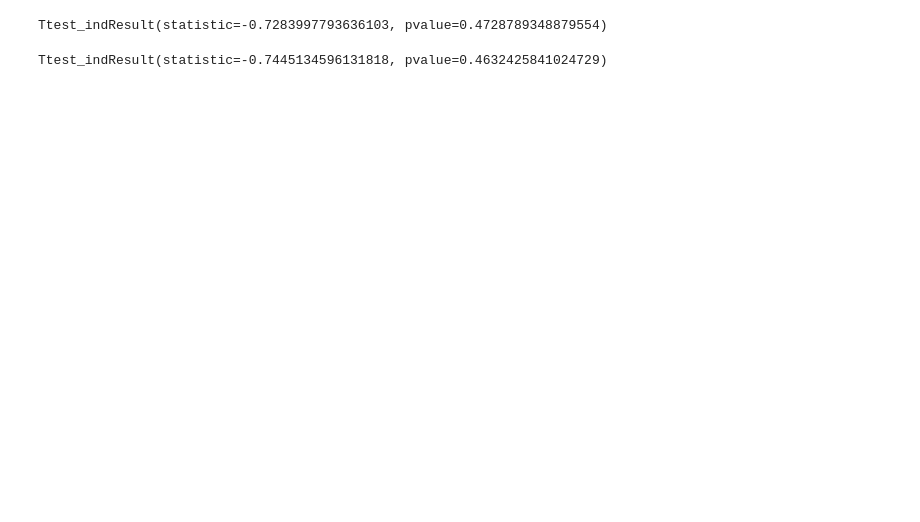
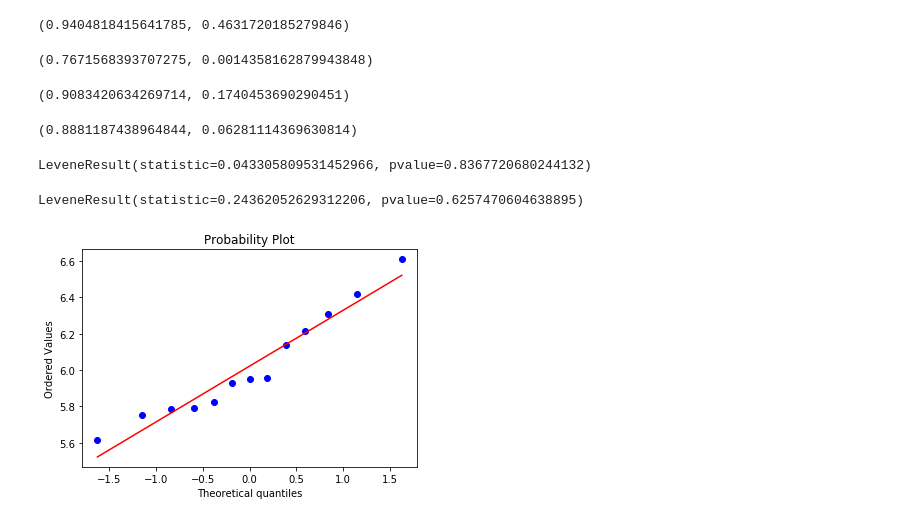
Before and after one commit to latedude2/P5-data-analysis, a Jupyter notebook: P5_result_analysis_for_least_wondered.ipynb, the cells around one changed output. Cells and saved outputs as stored; diff of their text form; code cells hidden in the pictures; blank space fills up the shorter version.

Commit message:
fixed result analysis for results with no wandering

```diff
--- a/P5_result_analysis_for_least_wondered.ipynb
+++ b/P5_result_analysis_for_least_wondered.ipynb
@@ -66,12 +72,36 @@ dataNoWonderB
+# %%
+import numpy
+arrowTime = dataNoWonderA.loc[dataNoWonderA["condition"] == "Arrow", 'time going back']
+arrowTime = numpy.log(arrowTime)
+stats.shapiro(arrowTime)
+# %% [output]
+(0.9404818415641785, 0.4631720185279846)
 # %%
-arrowTime = dataNoWonderA.loc[dataNoWonderA["condition"] == "Arrow", 'time going back']
 npcTime = dataNoWonderB.loc[dataNoWonderB["condition"] == "NPC", 'time going back']
-stats.ttest_ind(arrowTime, npcTime)
+npcTime = numpy.log(npcTime)
+stats.shapiro(npcTime)
 # %% [output]
-Ttest_indResult(statistic=-0.7283997793636103, pvalue=0.4728789348879554)
+(0.7671568393707275, 0.0014358162879943848)
 # %%
 arrowMistakes = dataNoWonderA.loc[dataNoWonderA["condition"] == "Arrow", 'mistakes made']
-npcMistakes = dataNoWonderB.loc[dataNoWonderB["condition"] == "NPC", 'mistakes made']
-stats.ttest_ind(arrowMistakes, npcMistakes)
+stats.shapiro(arrowMistakes)
 # %% [output]
-Ttest_indResult(statistic=-0.7445134596131818, pvalue=0.4632425841024729)
+(0.9083420634269714, 0.1740453690290451)
+# %%
+npcMistakes = dataNoWonderB.loc[dataNoWonderB["condition"] == "NPC", 'mistakes made']
+stats.shapiro(npcMistakes)
+# %% [output]
+(0.8881187438964844, 0.06281114369630814)
+# %%
+stats.levene(arrowTime, npcTime)
+# %% [output]
+LeveneResult(statistic=0.043305809531452966, pvalue=0.8367720680244132)
+# %%
+stats.levene(arrowMistakes, npcMistakes)
+# %% [output]
+LeveneResult(statistic=0.24362052629312206, pvalue=0.6257470604638895)
+# %%
+stats.probplot(arrowTime, plot = plt)
+plt.show()
+# %% [output]
+[figure, added]
```
Also changed, not shown: parts of 10 cells of this notebook.
